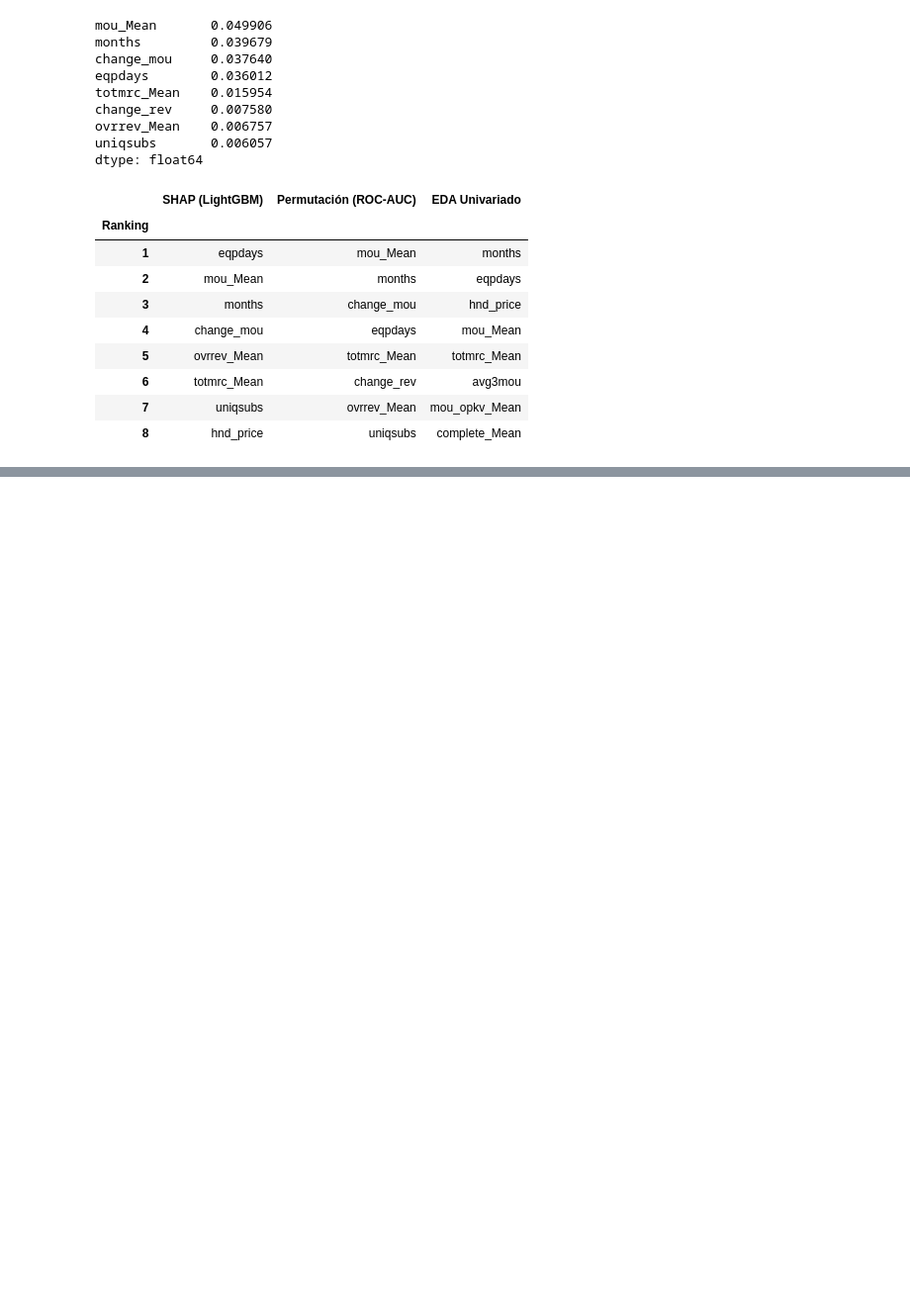
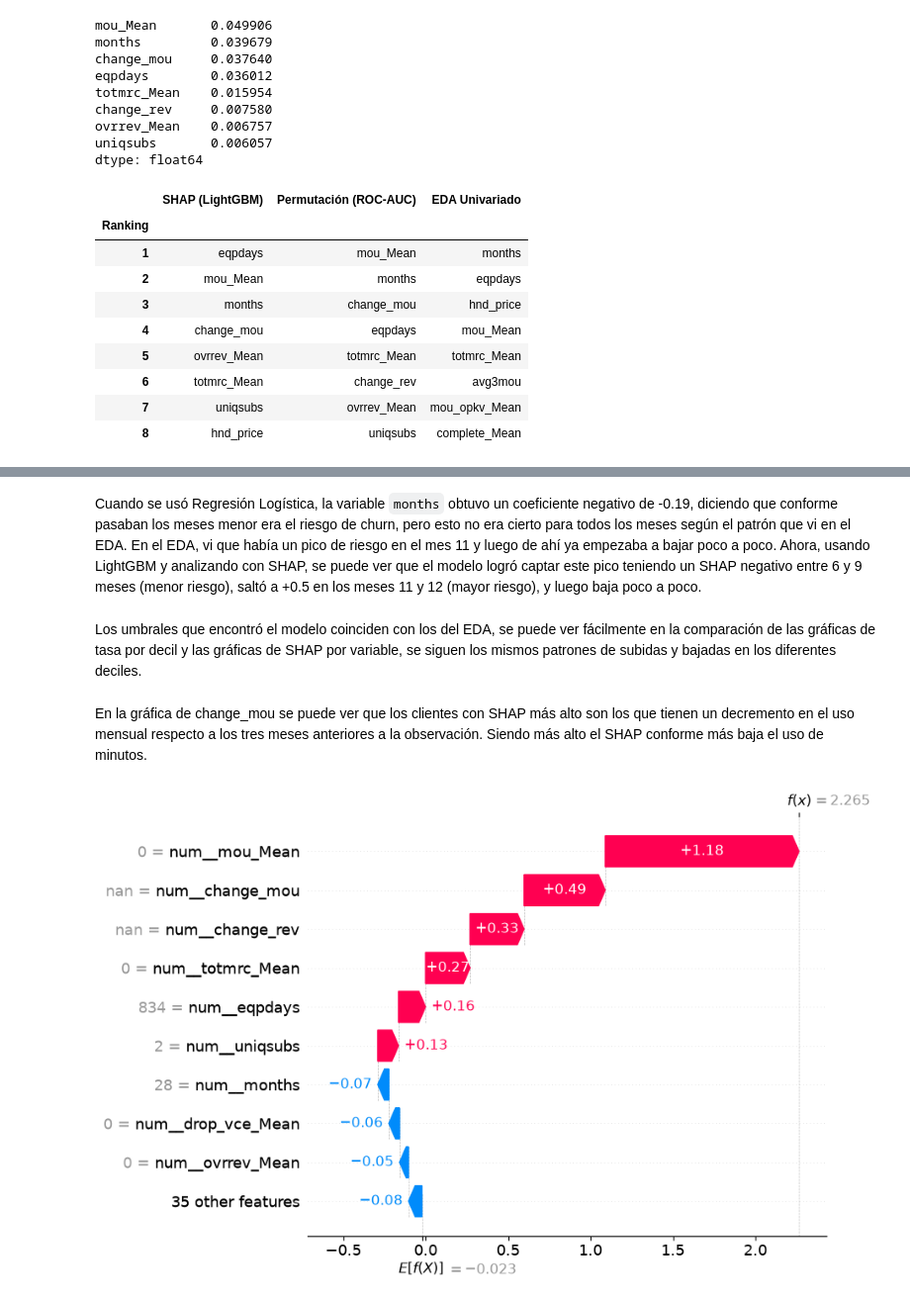
Before and after one commit to DpalaciosR20/churn-sdg, a Jupyter notebook: notebooks/05_explicabilidad.ipynb, the cells around one changed output, grey strips where cells are left out. Shown at 99% size. Drawn from its saved outputs; the diff is of its cells as text; code cells hidden in the pictures; blank space fills up the shorter version.

```diff
--- a/notebooks/05_explicabilidad.ipynb
+++ b/notebooks/05_explicabilidad.ipynb
@@ -191,0 +259,19 @@ display(tabla_comparativa)
+# %% [markdown]
+Cuando se usó Regresión Logística, la variable `months` obtuvo un coeficiente negativo de -0.19, diciendo que conforme pasaban los meses menor era el riesgo de churn, pero esto no era cierto para todos los meses según el patrón que vi en el EDA. En el EDA, vi que había un pico de riesgo en el mes 11 y luego de ahí ya empezaba a bajar poco a poco. Ahora, usando LightGBM y analizando con SHAP, se puede ver que el modelo logró captar este pico teniendo un SHAP negativo entre 6 y 9 meses (menor riesgo), saltó a +0.5 en los meses 11 y 12 (mayor riesgo), y luego baja poco a poco.
+# %% [markdown]
+Los umbrales que encontró el modelo coinciden con los del EDA, se puede ver fácilmente en la comparación de las gráficas de tasa por decil y las gráficas de SHAP por variable, se siguen los mismos patrones de subidas y bajadas en los diferentes deciles.
+# %% [markdown]
+En la gráfica de change_mou se puede ver que los clientes con SHAP más alto son los que tienen un decremento en el uso mensual respecto a los tres meses anteriores a la observación. Siendo más alto el SHAP conforme más baja el uso de minutos.
+# %%
+probabilidades = pipeline_lgbm.predict_proba(X_muestra)[:, 1]
+
+indice_mayor_riesgo = probabilidades.argmax()
+
+indice_menor_riesgo = probabilidades.argmin()
+
+mediana_prob = np.median(probabilidades)
+indice_medio_riesgo = np.abs(probabilidades - mediana_prob).argmin()
+# %%
+shap.plots.waterfall(valores[indice_mayor_riesgo])              # local: un cliente
+# %% [output]
+[figure, added]
```
Also changed, not shown: parts of 9 cells of this notebook.
